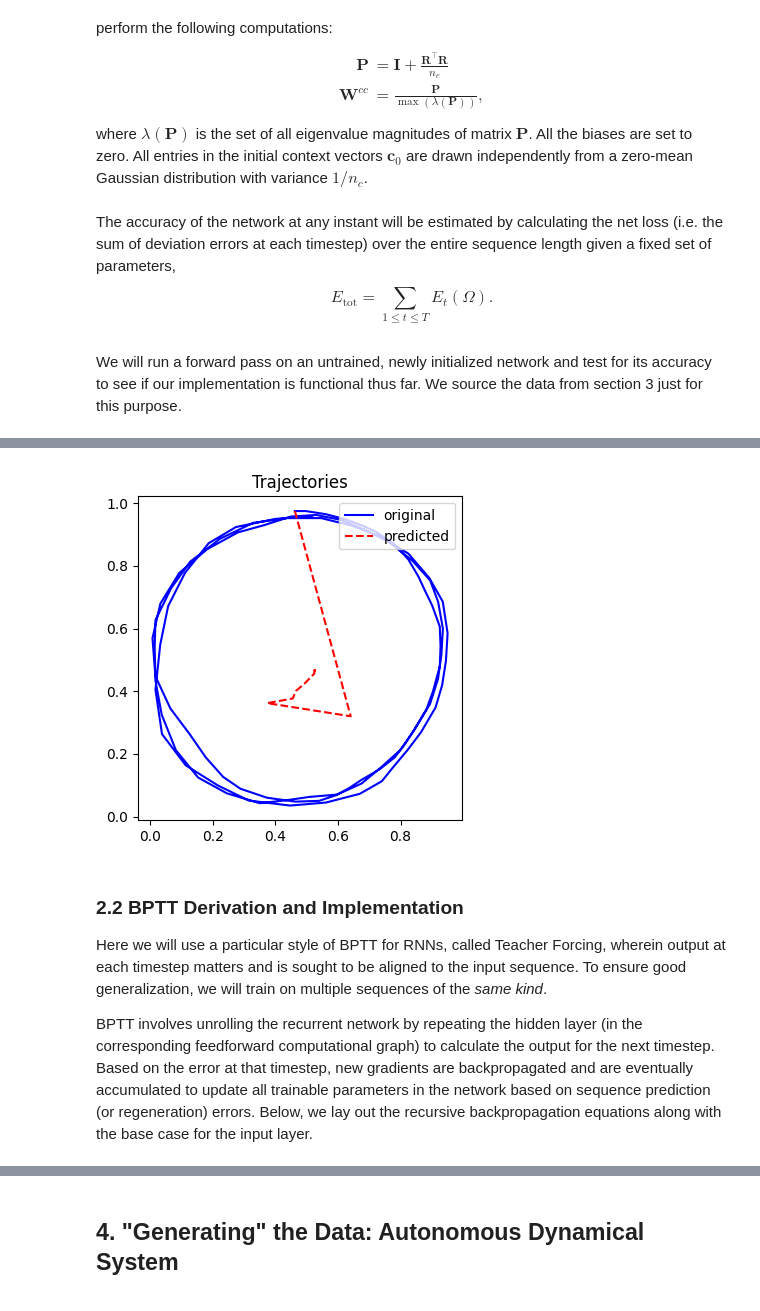
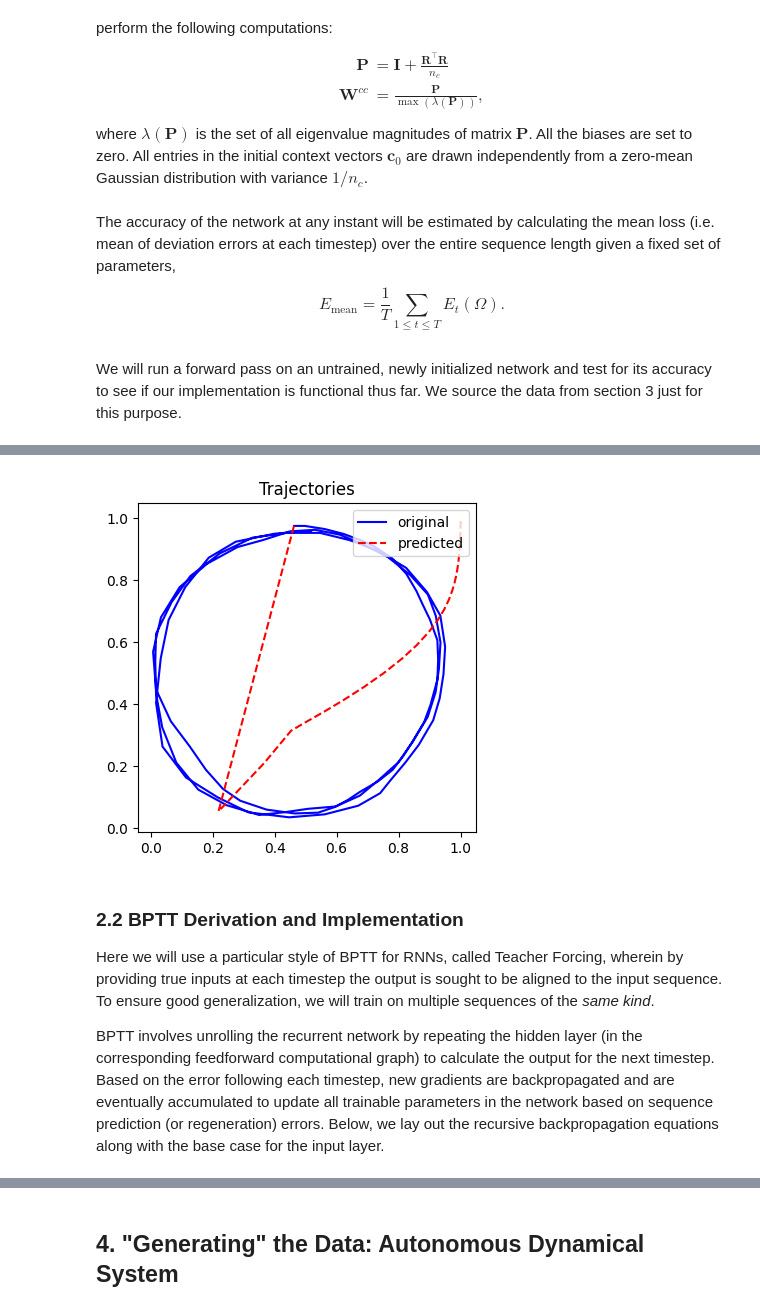
Before and after one commit to pranshumalik14/cognitive-neurorobotics-labs, a Jupyter notebook: vanilla_rnn/rnn.ipynb, the cells around one changed output, grey strips where cells are left out. Drawn from its saved outputs; the diff is of its cells as text; code cells hidden in the pictures.

```diff
--- a/vanilla_rnn/rnn.ipynb
+++ b/vanilla_rnn/rnn.ipynb
@@ -180,7 +192,7 @@ class RNN:
     def __init__(self, input_dim, hidden_dim, output_dim, activations, seqIDs=[]):
         # seqIDs needed to store sequence-wise initial contexts
         # network parameters are initialized according to https://arxiv.org/abs/1511.03771v3
-        assert len(activations) == 2
+        assert len(activations) == 2 and input_dim == output_dim
         self.input_dim = input_dim
         self.hidden_dim = hidden_dim
         self.output_dim = output_dim
@@ -202,8 +214,8 @@ class RNN:
         self.Wyc = np.random.randn(output_dim, hidden_dim) / np.sqrt((output_dim+hidden_dim)/2)
 
         # initialize biases (according to the Glorot scheme)
-        self.bc = np.zeros((hidden_dim,))
-        self.by = np.zeros((output_dim,))
+        self.bc = np.zeros((hidden_dim,), dtype=float)
+        self.by = np.zeros((output_dim,), dtype=float)
 
         # dictionary of initial contexts for each sequence (and its copy for stateful compute)
         self.c0 = {seqID: np.random.randn(hidden_dim,)/np.sqrt(hidden_dim) for seqID in seqIDs}
@@ -211,7 +223,7 @@ class RNN:
 
     def add_seqID(self, seqID):
         self.seqIDs.append(seqID)
-        self.c0[seqID] = np.random.randn(self.hidden_dim, 1)/np.sqrt(self.hidden_dim)
+        self.c0[seqID] = np.random.randn(self.hidden_dim,)/np.sqrt(self.hidden_dim)
         self.ct[seqID] = np.copy(self.c0[seqID])
 
     def remove_seqID(self, seqID):
@@ -236,9 +248,11 @@ class RNN:
     def step_stateful(self, x, seqID):
         """perform a single step of forward propagation (with memory)"""
         assert seqID in self.seqIDs
-        self.ct[seqID] = self.activations[0](self.Wcx @ x + self.Wcc @ self.ct[seqID] + self.bc)
-        y = self.activations[1](self.Wyc @ self.ct[seqID] + self.by)
-        return y
+        sc = self.Wcx @ x + self.Wcc @ self.ct[seqID] + self.bc
+        self.ct[seqID] = self.activations[0](sc)
+        sy = self.Wyc @ self.ct[seqID] + self.by
+        y = self.activations[1](sy)
+        return sc, sy, np.copy(self.ct[seqID]), y
 
     def update_c0(self, c0, seqID):
         assert seqID in self.seqIDs
@@ -261,12 +275,19 @@ class RNN:
             yt[:, t], ct[:, t] = self.step_stateless(yt[:, t-1], ct[:, t-1])
         return yt, ct
 # %% [markdown]
-The accuracy of the network at any instant will be estimated by calculating the net loss (i.e. the sum of deviation errors at each timestep) over the entire sequence length given a fixed set of parameters,
-$$E_\text{tot} = \sum_{1 \leq t \leq T} E_t(\Omega).$$
+The accuracy of the network at any instant will be estimated by calculating the mean loss (i.e. mean of deviation errors at each timestep) over the entire sequence length given a fixed set of parameters,
+$$E_\text{mean} = \frac{1}{T}\sum_{1 \leq t \leq T} E_t(\Omega).$$
 # %%
-# step loss and net loss functions
-class SquaredNormLoss:
-    # loss = ||y - yhat||^2 for y, yhat in R^n (output_dim)
+# step loss and mean loss functions
+class Loss:
+    def __call__(self, *args, **kwargs):
+        raise NotImplementedError
+
+    def prime(self, *args, **kwargs):
+        raise NotImplementedError
+
+class SquaredNorm(Loss):
+    # loss = ||y - yhat||^2 for y, yhat in R^ny (output_dim)
     @staticmethod
     def __call__(y, yhat):
         return np.sum((y - yhat)**2) # current squared error
@@ -274,21 +295,21 @@ class SquaredNormLoss:
     # derivative with respect to input (yhat)
     @staticmethod
     def prime(y, yhat):
-        return 2*(y - yhat)
+        return 2*(yhat - y)
 
-def netloss(ys, yshat):
-    """expects ys and yshat to be of shape (output_dim, T)"""
-    assert ys.shape == yshat.shape
-    return np.sum((ys[:, 1:] - yshat[:, 1:])**2) # net squared error
+def meanloss(ys, yshat):
+    """expects ys and yshat to be of shape (output_dim, T+1)"""
+    assert ys.shape == yshat.shape and ys.shape[1] > 1
+    return np.sum((ys[:, 1:] - yshat[:, 1:])**2) / ys.shape[1]
 # %% [markdown]
 We will run a forward pass on an untrained, newly initialized network and test for its accuracy to see if our implementation is functional thus far. We source the data from section 3 just for this purpose.
 # %%
 # test forward propagation and loss functions
-rnn = RNN(2, 2, 2, [ReLU(), Sigmoid()], seqIDs=['test-run'])
+rnn = RNN(2, 2, 2, [Linear(), Sigmoid()], seqIDs=['test-run'])
 circ_traj = np.load('./data/circle1.npz')['trajectory'].T
 pred_traj, _ = rnn.fwd_prop(circ_traj[:, 0], circ_traj.shape[1]-1, 'test-run')
-loss = netloss(circ_traj, pred_traj)
-print("Net Loss: {:.4f}".format(loss))
+loss = meanloss(circ_traj, pred_traj)
+print("Mean loss: {:.4f}".format(loss))
 # plot the trajectories for comparison
 plt.figure(figsize=(4, 4))
 plt.plot(circ_traj[0], circ_traj[1], 'b-', label='original')
@@ -303,7 +324,7 @@ Net Loss: 21.5566
-[figure, old version]
+[figure, new version]
 # %% [markdown]
 ### 2.2 BPTT Derivation and Implementation
-Here we will use a particular style of BPTT for RNNs, called Teacher Forcing, wherein output at each timestep matters and is sought to be aligned to the input sequence. To ensure good generalization, we will train on multiple sequences of the _same kind_.
+Here we will use a particular style of BPTT for RNNs, called Teacher Forcing, wherein by providing true inputs at each timestep the output is sought to be aligned to the input sequence. To ensure good generalization, we will train on multiple sequences of the _same kind_.
 
-BPTT involves unrolling the recurrent network by repeating the hidden layer (in the corresponding feedforward computational graph) to calculate the output for the next timestep. Based on the error at that timestep, new gradients are backpropagated and are eventually accumulated to update all trainable parameters in the network based on sequence prediction (or regeneration) errors. Below, we lay out the recursive backpropagation equations along with the base case for the input layer.
+BPTT involves unrolling the recurrent network by repeating the hidden layer (in the corresponding feedforward computational graph) to calculate the output for the next timestep. Based on the error following each timestep, new gradients are backpropagated and are eventually accumulated to update all trainable parameters in the network based on sequence prediction (or regeneration) errors. Below, we lay out the recursive backpropagation equations along with the base case for the input layer.
 # %% [markdown]
```
Also changed, not shown: parts of 45 cells of this notebook, 4 other files.
